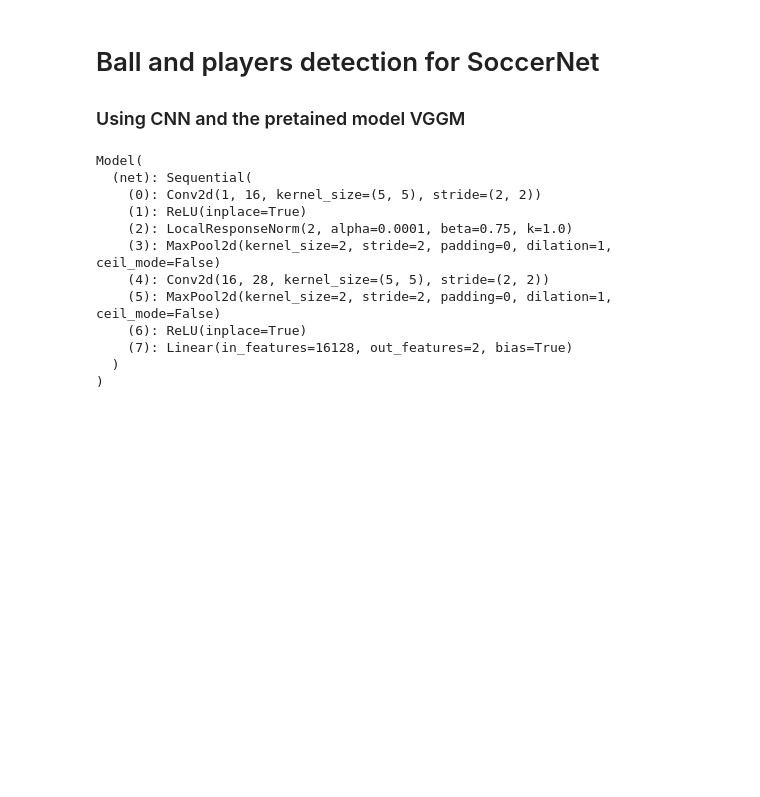
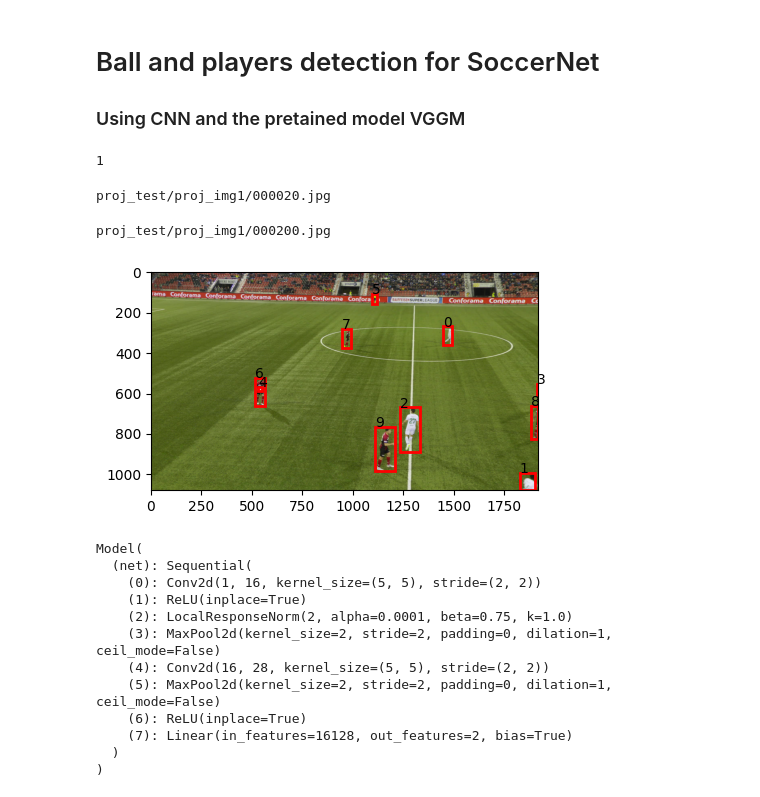
Before and after one commit to ivans14/Deep_Learning_Football, a Jupyter notebook: CNN_using_VGGM_for_ball_and_player_detection.ipynb, the cells around one changed output. Drawn from its saved outputs; the diff is of its cells as text; code cells hidden in the pictures; blank space fills up the shorter version.

Commit message:
added pretrained model and visualization

```diff
--- a/CNN_using_VGGM_for_ball_and_player_detection.ipynb
+++ b/CNN_using_VGGM_for_ball_and_player_detection.ipynb
@@ -18,4 +24,9 @@ from sklearn import metrics
 # %%
 # Import dataset as: train, validation and test splits
 
-data = pd.read_csv
+data = pd.read_csv('proj_test/proj_det/det.txt')
+images= ['proj_test/proj_img1/{}.jpg'.format(str(i).zfill(6)) for i in range(750)]
+images[1]
+int(images[1][-10:-4])
+# %% [output]
+1
@@ -24 +76,44 @@ data = pd.read_csv
+# %%
+img_ds = img_dataset(1920,1080,'proj_test/proj_img1/')
+ran_img, boxes = img_ds[20]
+# %% [output]
+proj_test/proj_img1/000020.jpg
+# %%
+#Visualize the data
+import matplotlib.patches as patches
+import matplotlib.pyplot as plt
+import matplotlib.image as mpimg
+
+def plot_img_bbox(img, boxes):
+  # plot the image and bboxes
+  # Bounding boxes are defined as follows: x-min y-min width height
+  fig, a = plt.subplots(1,1)
+  fig.set_size_inches(5,5)
+  img_plot = mpimg.imread(img)
+  a.imshow(img_plot)
+  count = 0
+  for box in (boxes):
+    x, y, width, height  = box[0], box[1], box[2], box[3]
+    rect = patches.Rectangle(
+      (x, y),
+      width, height,
+      linewidth = 2,
+      edgecolor = 'r',
+      facecolor = 'none'
+    )
+    # Draw the bounding box on top of the image
+    a.add_patch(rect)
+    a.annotate(str(count), xy=(x,y))
+    count += 1
+  plt.show()
+img_ds = img_dataset(1920,1080,'proj_test/proj_img1/')
+ran_img, boxes = img_ds[200]
+# img = mpimg.imread(ran_img)
+# imgplot = plt.imshow(img)
+# plt.show()
+
+plot_img_bbox(ran_img, boxes)
+# %% [output]
+proj_test/proj_img1/000200.jpg
+[figure, added]
 # %%
```
Also changed, not shown: parts of 6 cells of this notebook.
